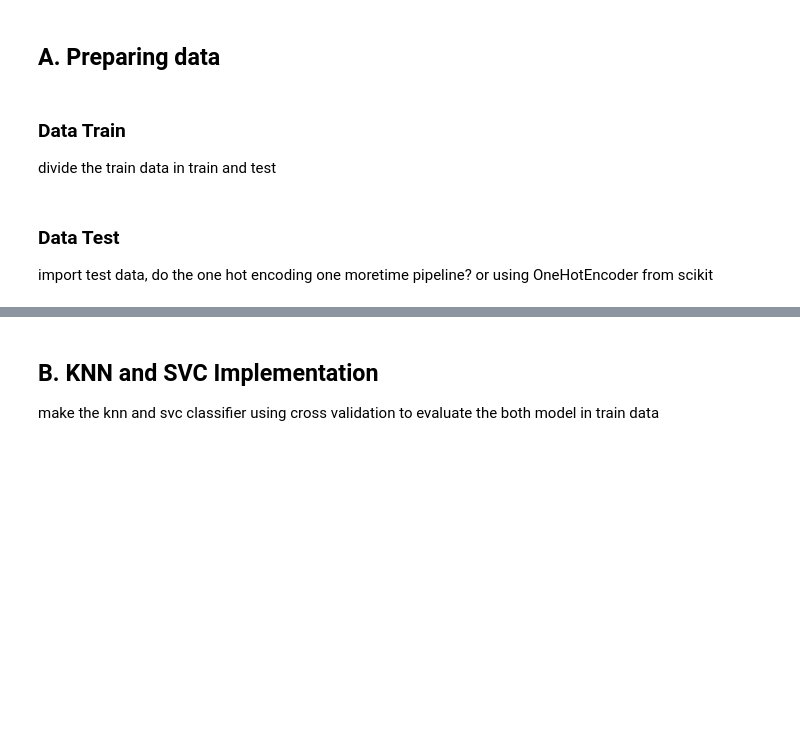
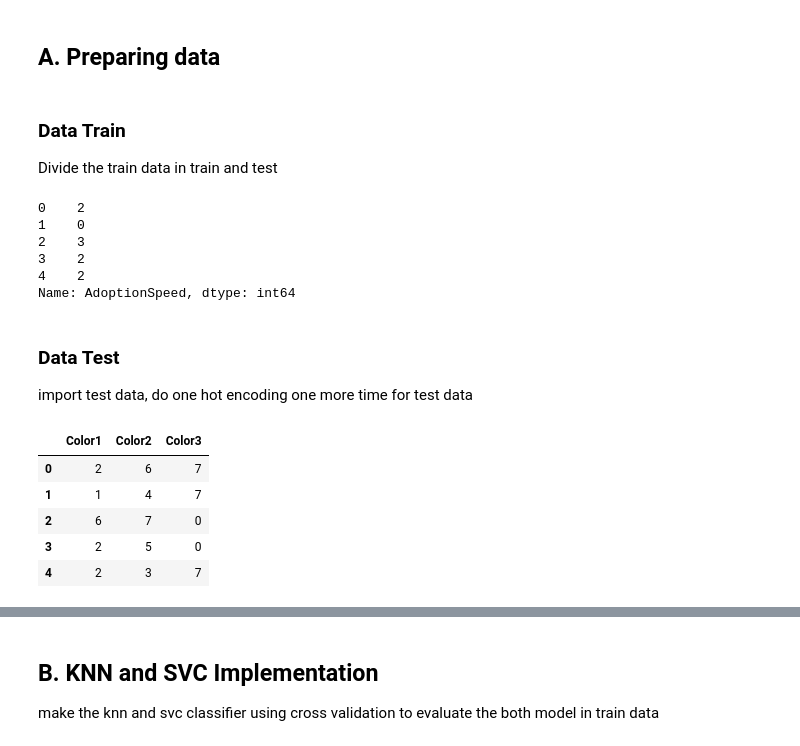
Before and after one commit to naufaldi-fir/adoption-prediction-project, a Jupyter notebook: color-naufaldi.ipynb, the cells around one changed output, grey strips where cells are left out. Saved outputs shown, nothing was run; the diff lists cells and outputs as text; code cells hidden in the pictures; blank space fills up the shorter version.

```diff
--- a/color-naufaldi.ipynb
+++ b/color-naufaldi.ipynb
@@ -156,4 +246,16 @@ proof that pandas can add value of colum
 ## A. Preparing data
 # %% [markdown]
 ### Data Train
-divide the train data in train and test
+Divide the train data in train and test
+# %%
+# X is predictor data and y is target variable
+X = one_hot_color
+y = train["AdoptionSpeed"]
+y.head()
+# %% [output]
+0    2
+1    0
+2    3
+3    2
+4    2
+Name: AdoptionSpeed, dtype: int64
@@ -160,4 +265,19 @@ divide the train data in train and test
 # %% [markdown]
 ### Data Test
-import test data, do the one hot encoding one moretime
-pipeline? or using OneHotEncoder from scikit
+import test data, do one hot encoding one more time for test data
+# %%
+# import test.csv
+url_test = "https://raw.githubusercontent.com/naufaldi-fir/adoption-prediction-project/main/Data%20Set/test.csv"
+new_test = pd.read_csv(url_test)
+#print(new_test.head())
+#print(new_test.info())
+# %%
+color_test = new_test.loc[:,["Color1","Color2","Color3"]]
+color_test.head()
+# %% [output]
+|  | Color1 | Color2 | Color3 |
+| 0 | 2 | 6 | 7 |
+| 1 | 1 | 4 | 7 |
+| 2 | 6 | 7 | 0 |
+| 3 | 2 | 5 | 0 |
+| 4 | 2 | 3 | 7 |
```
Also changed, not shown: parts of 16 cells of this notebook.
